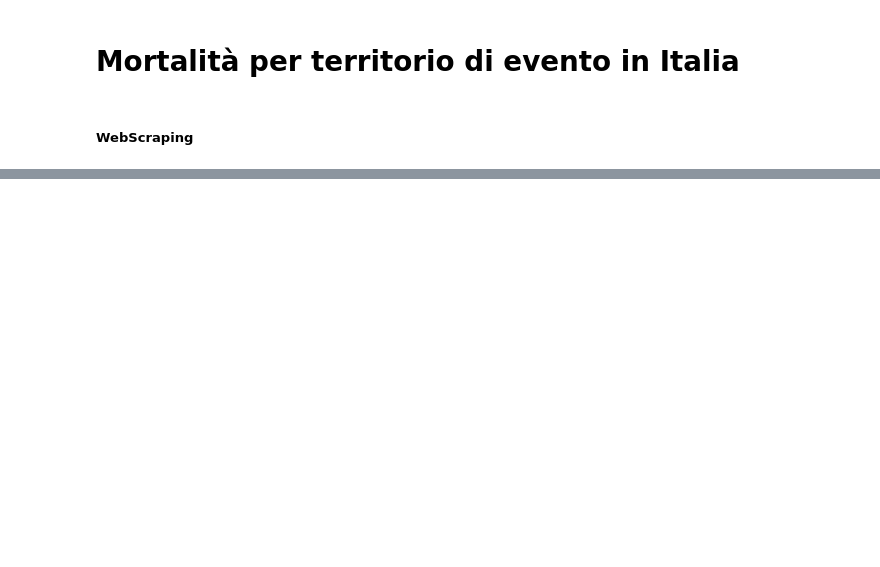
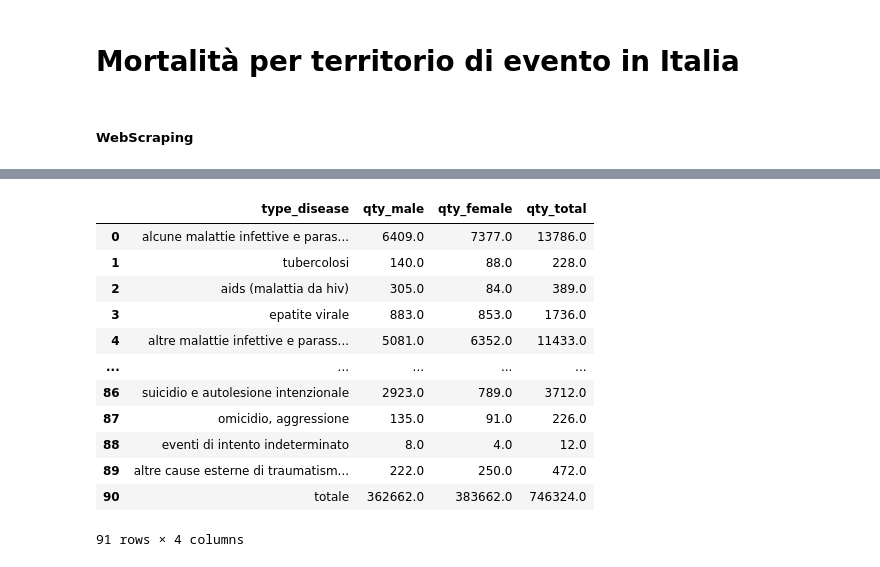
Before and after one commit to MssLune/Mortality_by_event_IT, a Jupyter notebook: Mortalità per territorio di evento - Italy.ipynb, the cells around one changed output, grey strips where cells are left out. Cells and saved outputs as stored; diff of their text form; code cells hidden in the pictures; blank space fills up the shorter version.

```diff
--- a/Mortalità per territorio di evento - Italy.ipynb
+++ b/Mortalità per territorio di evento - Italy.ipynb
@@ -17,19 +34,38 @@ soup.prettify()
 # %%
 table_row=soup.find_all(name='tr')
+list_disease=[]
+
+def replace_float(n):
+    try:
+        new_value = n.replace("\xa0", "")
+        value_float = float(new_value.strip())
+        return (value_float)
+    except ValueError:
+        return print(f"Expression '{n}' is not a valid number.")
 
 for i,row in enumerate(table_row):
     if (i==6):
         head = row.find('a').string
         print(head)
-    if (i>6):
+    if (i>6 and i<len(table_row)-3):
         row_td= row.find_all('td')
-        for i, td in enumerate(row_td):
+        dict_disease={}
+        for j, td in enumerate(row_td):
             td_text = td.get_text(strip=True)
             span_text = td.span.get_text(strip=True) if td.span else ""
-            if(i!=1):
-                if (str(td_text).strip()=='None'):
-                    print (span_)
-                elif td_text:
-                    print (td_text)
+            if(j==0):
+                type_disease=str(td_text)
+            elif(j==2):
+                qty_male=replace_float(td_text)
+            elif(j==3):
+                qty_female=replace_float(td_text)
+            elif(j==4):
+                qty_total=replace_float(td_text)
+
+            dict_disease['type_disease']=type_disease
+            dict_disease['qty_male']=qty_male
+            dict_disease['qty_female']=qty_female
+            dict_disease['qty_total']=qty_total
+        list_disease.append(dict_disease)
 # %% [output]
 Causa iniziale di morte - European Short List
@@ -55,0 +97,17 @@ soup.find_all(string=' epatite virale')
+# %%
+df = pd.DataFrame(list_disease)
+df
+# %% [output]
+|  | type_disease | qty_male | qty_female | qty_total |
+| 0 | alcune malattie infettive e paras... | 6409.0 | 7377.0 | 13786.0 |
+| 1 | tubercolosi | 140.0 | 88.0 | 228.0 |
+| 2 | aids (malattia da hiv) | 305.0 | 84.0 | 389.0 |
+| 3 | epatite virale | 883.0 | 853.0 | 1736.0 |
+| 4 | altre malattie infettive e parass... | 5081.0 | 6352.0 | 11433.0 |
+| ... | ... | ... | ... | ... |
+| 86 | suicidio e autolesione intenzionale | 2923.0 | 789.0 | 3712.0 |
+| 87 | omicidio, aggressione | 135.0 | 91.0 | 226.0 |
+| 88 | eventi di intento indeterminato | 8.0 | 4.0 | 12.0 |
+| 89 | altre cause esterne di traumatism... | 222.0 | 250.0 | 472.0 |
+| 90 | totale | 362662.0 | 383662.0 | 746324.0 |
+91 rows × 4 columns
```
Also changed, not shown: parts of 3 cells of this notebook.
